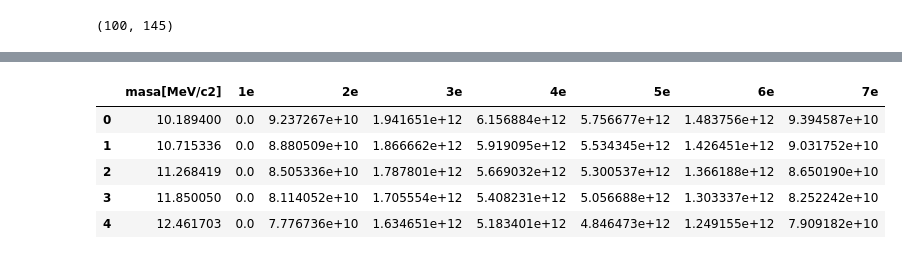
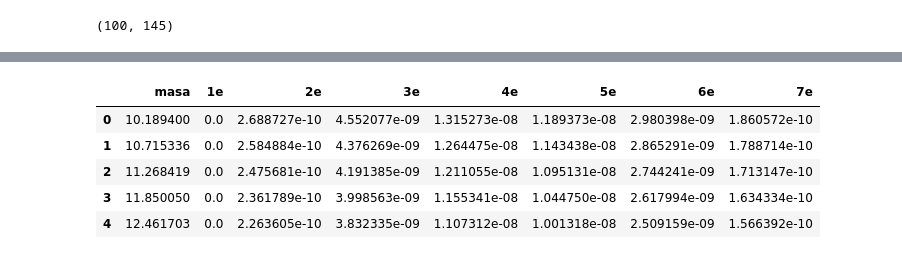
Before and after one commit to Lurishi/Doctorado-mCP, a Jupyter notebook: Mcp_gráficos_papers/Mcp_PB_MD_aproximacion_1_prueba.ipynb, the cells around one changed output, grey strips where cells are left out. Drawn from its saved outputs; the diff is of its cells as text; code cells hidden in the pictures.

```diff
--- a/Mcp_gráficos_papers/Mcp_PB_MD_aproximacion_1_prueba.ipynb
+++ b/Mcp_gráficos_papers/Mcp_PB_MD_aproximacion_1_prueba.ipynb
@@ -230,6 +189,6 @@ rate_dif_md = espectros_md*rho_g*(f_conversion)
 # %%
 plt.close('all')
-fig, ax = plt.subplots(1,2, figsize=(15,6), sharey=True)
+fig, ax = plt.subplots(1,2, figsize=(12,6), sharey=True)
 masa1 = np.logspace(1,2,5)
 masa2 = np.logspace(np.log10(2e2),np.log10(8e2),15)
 masa = np.concatenate((masa1,masa2))
@@ -256,5 +215,4 @@ ax[1].set_xscale('log')
 ax[1].grid(linestyle='--', alpha=0.5)
 ax[1].set_ylabel('Max Rate [kg⁻¹day⁻¹keV⁻¹]')
 fig.suptitle(f'Aproximación sin atenuación para $\\varepsilon²$ = $1\\times 10⁻⁴$')
-plt.tight_layout()
 # %% [output]
@@ -262,6 +221,6 @@ plt.tight_layout()
 # %%
 plt.close('all')
-fig, ax = plt.subplots(1,2, figsize=(15,6), sharey=True)
+fig, ax = plt.subplots(1,2, figsize=(12,6), sharey=True)
 masa1 = np.logspace(1,2,10)
 masa2 = np.logspace(np.log10(2e2),np.log10(1e3),10)
 masa = np.concatenate((masa1,masa2))
@@ -288,5 +247,4 @@ ax[1].set_xscale('log')
 ax[1].grid(linestyle='--', alpha=0.5)
 ax[1].set_ylabel('Max Rate [kg⁻¹day⁻¹keV⁻¹]')
 fig.suptitle(f'Aproximación sin atenuación para $\\varepsilon²$ = $1\\times 10⁻⁴$')
-plt.tight_layout()
 # %% [output]
@@ -402,7 +360,7 @@ df_PC_5 = pd.read_csv(path+'/5e-.csv',sep = ';')
 df_PC_6 = pd.read_csv(path+'/6e-.csv',sep = ';')
 df_PC_7 = pd.read_csv(path+'/7e-.csv',sep = ';')
 
-Er_pc1, Er_pc2, Er_pc3, Er_pc4, Er_pc5, Er_pc6, Er_pc7 = df_PC_1[df_PC_1.columns[0]]/1000, df_PC_2[df_PC_2.columns[0]]/1000, df_PC_3[df_PC_3.columns[0]]/1000, df_PC_4[df_PC_4.columns[0]]/1000, df_PC_5[df_PC_5.columns[0]]/1000, df_PC_6[df_PC_6.columns[0]]/1000, df_PC_7[df_PC_7.columns[0]]/1000
+Er_pc1, Er_pc2, Er_pc3, Er_pc4, Er_pc5, Er_pc6, Er_pc7 = df_PC_1[df_PC_1.columns[0]]/100, df_PC_2[df_PC_2.columns[0]]/100, df_PC_3[df_PC_3.columns[0]]/100, df_PC_4[df_PC_4.columns[0]]/100, df_PC_5[df_PC_5.columns[0]]/100, df_PC_6[df_PC_6.columns[0]]/100, df_PC_7[df_PC_7.columns[0]]/100
 P_PC_1,P_PC_2, P_PC_3, P_PC_4, P_PC_5, P_PC_6, P_PC_7 = df_PC_1[df_PC_1.columns[1]], df_PC_2[df_PC_2.columns[1]], df_PC_3[df_PC_3.columns[1]], df_PC_4[df_PC_4.columns[1]], df_PC_5[df_PC_5.columns[1]], df_PC_6[df_PC_6.columns[1]], df_PC_7[df_PC_7.columns[1]]
 
 Er_lista = [Er_pc1, Er_pc2, Er_pc3, Er_pc4, Er_pc5, Er_pc6, Er_pc7]
@@ -425,7 +368,7 @@ plt.legend()
 # %%
 Er_pb_md = Er
-rate_integrado_pb = pd.DataFrame(columns = ['masa[MeV/c2]', '1e','2e','3e','4e','5e','6e','7e'])
-rate_integrado_md = pd.DataFrame(columns = ['masa[MeV/c2]', '1e','2e','3e','4e','5e','6e','7e'])
+rate_integrado_pb = pd.DataFrame(columns = ['masa', '1e','2e','3e','4e','5e','6e','7e'])
+rate_integrado_md = pd.DataFrame(columns = ['masa', '1e','2e','3e','4e','5e','6e','7e'])
 for i in range(len(masa_pb)):
 
     rate_pb = np.asarray(rate_dif_pb[i, :], dtype=float)
@@ -436,29 +379,24 @@ for i in range(len(masa_pb)):
     for j in range(len(Er_lista)):
         Er_pc = Er_lista[j]
         P_PC = P_PC_lista[j]
-        Er_pb_md = np.asarray(Er, dtype=float) / 1000.0  # keV
+        Er_pb_md = np.asarray(Er, dtype=float) / 100.0  # keV
         Er_pc = np.asarray(Er_pc, dtype=float)
         E_min = max(Er_pb_md.min(), Er_pc.min())
         E_max = min(Er_pb_md.max(), Er_pc.max())
-        print(f'E_min: {E_min}, E_max: {E_max}')
         if E_min >= E_max:
             integral_pb = 0.0
             integral_md = 0.0
             fila_pb.append(integral_pb)
             fila_md.append(integral_md)
-
         else:
             E_common = np.linspace(E_min, E_max, 1000)
-            f_prob_pc = interp1d(Er_pc, P_PC, kind='linear', bounds_error=False, fill_value=np.nan)
-            f_rate_pb = interp1d(Er_pb_md, rate_pb, kind='linear', bounds_error=False, fill_value=np.nan)
-            f_rate_md = interp1d(Er_pb_md, rate_md, kind='linear', bounds_error=False, fill_value=np.nan)
-
+            f_prob_pc = interp1d(Er_pc, P_PC, kind='linear', bounds_error=False, fill_value=0.0)
+            f_rate_pb = interp1d(Er_pb_md, rate_pb, kind='linear', bounds_error=False, fill_value=0.0)
+            f_rate_md = interp1d(Er_pb_md, rate_md, kind='linear', bounds_error=False, fill_value=0.0)
             integrand_pb = f_prob_pc(E_common) * f_rate_pb(E_common)
             integrand_md = f_prob_pc(E_common) * f_rate_md(E_common)
-
             integral_pb = simpson(integrand_pb, E_common)
             integral_md = simpson(integrand_md, E_common)
-
             fila_pb.append(integral_pb)
             fila_md.append(integral_md)
     rate_integrado_pb.loc[len(rate_integrado_pb)] = [masa_pb[i]] + fila_pb
@@ -548,9 +413,9 @@ rates_md_final.to_csv('Rates_MD_eps_1e-2_m10-800.csv', index=False)
 # %%
-rates_md_final.head(5)
+rate_integrado_md.head()
 # %% [output]
-|  | masa[MeV/c2] | 1e | 2e | 3e | 4e | 5e | 6e | 7e |
-| 0 | 10.189400 | 0.0 | 9.237267e+10 | 1.941651e+12 | 6.156884e+12 | 5.756677e+12 | 1.483756e+12 | 9.394587e+10 |
-| 1 | 10.715336 | 0.0 | 8.880509e+10 | 1.866662e+12 | 5.919095e+12 | 5.534345e+12 | 1.426451e+12 | 9.031752e+10 |
-| 2 | 11.268419 | 0.0 | 8.505336e+10 | 1.787801e+12 | 5.669032e+12 | 5.300537e+12 | 1.366188e+12 | 8.650190e+10 |
-| 3 | 11.850050 | 0.0 | 8.114052e+10 | 1.705554e+12 | 5.408231e+12 | 5.056688e+12 | 1.303337e+12 | 8.252242e+10 |
-| 4 | 12.461703 | 0.0 | 7.776736e+10 | 1.634651e+12 | 5.183401e+12 | 4.846473e+12 | 1.249155e+12 | 7.909182e+10 |
+|  | masa | 1e | 2e | 3e | 4e | 5e | 6e | 7e |
+| 0 | 10.189400 | 0.0 | 2.688727e-10 | 4.552077e-09 | 1.315273e-08 | 1.189373e-08 | 2.980398e-09 | 1.860572e-10 |
+| 1 | 10.715336 | 0.0 | 2.584884e-10 | 4.376269e-09 | 1.264475e-08 | 1.143438e-08 | 2.865291e-09 | 1.788714e-10 |
+| 2 | 11.268419 | 0.0 | 2.475681e-10 | 4.191385e-09 | 1.211055e-08 | 1.095131e-08 | 2.744241e-09 | 1.713147e-10 |
+| 3 | 11.850050 | 0.0 | 2.361789e-10 | 3.998563e-09 | 1.155341e-08 | 1.044750e-08 | 2.617994e-09 | 1.634334e-10 |
+| 4 | 12.461703 | 0.0 | 2.263605e-10 | 3.832335e-09 | 1.107312e-08 | 1.001318e-08 | 2.509159e-09 | 1.566392e-10 |
```
Also changed, not shown: parts of 27 cells of this notebook, 5 other files.
